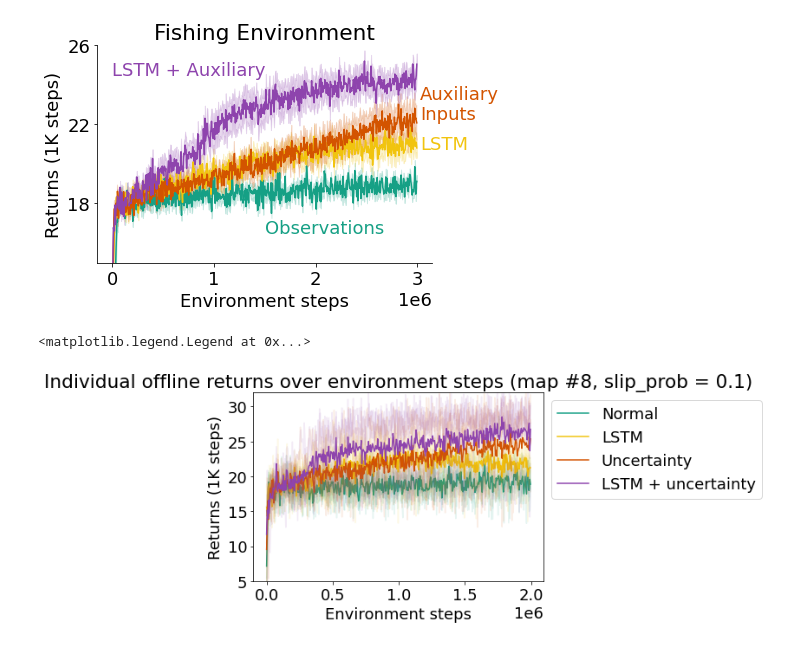
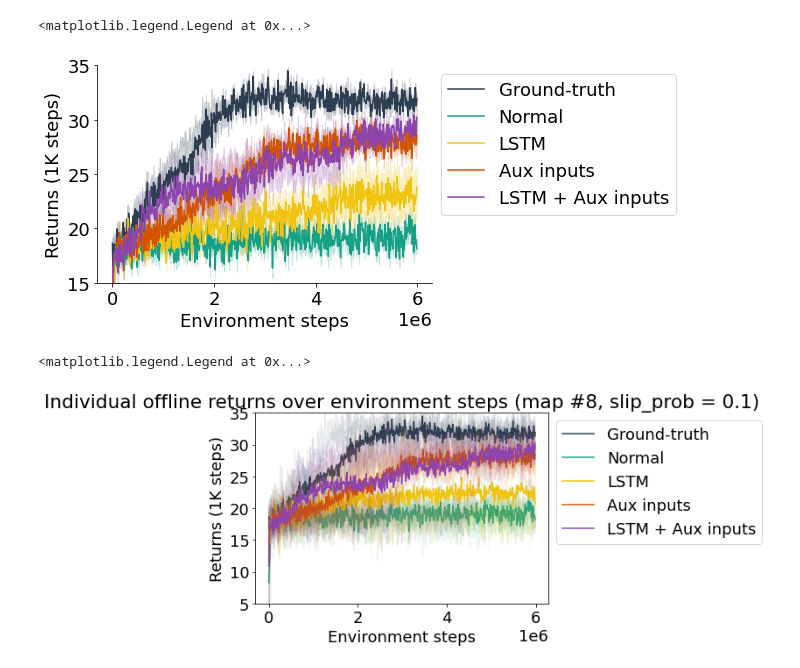
Before and after one commit to taodav/aux-inputs, a Jupyter notebook: analysis/plot_results_uf8_cnn.ipynb, the cells around one changed output. Drawn from its saved outputs; the diff is of its cells as text; code cells hidden in the pictures.

```diff
--- a/analysis/plot_results_uf8_cnn.ipynb
+++ b/analysis/plot_results_uf8_cnn.ipynb
@@ -32,25 +32,25 @@ level = 8
 #     f'uf{level}m_cnn_lstm':  Path(ROOT_DIR, 'results', 'uf8_sweep_4m', f'uf{level}m_cnn_lstm'),
 # }
 all_paths = {
-#     f'uf{level}a_cnn': Path(ROOT_DIR, 'results', f'uf{level}a_cnn'),
+    f'uf{level}a_cnn': Path(ROOT_DIR, 'results', f'uf{level}a_cnn'),
     f'uf{level}m_cnn':  Path(ROOT_DIR, 'results', f'uf{level}m_cnn'),
     f'uf{level}m_cnn_lstm':  Path(ROOT_DIR, 'results', f'uf{level}m_cnn_lstm'),
 }
 
 plot_info = {
     f'uf{level}a_cnn': {'color': midnight_blue, 'label': 'Ground-truth'},
-    f'uf{level}m_cnn_lstm_uncertainty_decay_1.0': {'color': sunflower, 'label': 'LSTM'},
-    f'uf{level}m_cnn_lstm_uncertainty_decay_0.95': {'color': wisteria, 'label': 'LSTM + uncertainty'},
-    f'uf{level}m_cnn_uncertainty_decay_1.0': {'color': green_sea, 'label': 'Normal'},
-    f'uf{level}m_cnn_uncertainty_decay_0.85': {'color': pumpkin, 'label': 'Uncertainty'}
+    f'uf{level}m_cnn_lstm': {'color': sunflower, 'label': 'LSTM'},
+    f'uf{level}m_cnn_lstm_unc': {'color': wisteria, 'label': 'LSTM + Aux inputs'},
+    f'uf{level}m_cnn': {'color': green_sea, 'label': 'Normal'},
+    f'uf{level}m_cnn_unc': {'color': pumpkin, 'label': 'Aux inputs'}
 }
 
 plot_order = [
-#     f'uf{level}a_cnn',
-    f'uf{level}m_cnn_uncertainty_decay_1.0',
-    f'uf{level}m_cnn_lstm_uncertainty_decay_1.0',
-    f'uf{level}m_cnn_uncertainty_decay_0.85',
-    f'uf{level}m_cnn_lstm_uncertainty_decay_0.95'
+    f'uf{level}a_cnn',
+    f'uf{level}m_cnn',
+    f'uf{level}m_cnn_lstm',
+    f'uf{level}m_cnn_unc',
+    f'uf{level}m_cnn_lstm_unc'
 ]
 split_by = ['buffer_size', 'step_size', 'arch', 'uncertainty_decay', 'slip_prob', 'trunc', 'total_steps']
 Args = namedtuple('args', split_by)
@@ -70,6 +70,9 @@ def process_dir(dir_path, split_by, w=10):
         args = info['args'].item()
         if "arch" not in args:
             args['arch'] = 'nn'
+
+        if args['trunc'] > 10:
+            continue
 
 #         if args["arch"] == "cnn_lstm" and args["uncertainty_decay"] < 1.:
 #             continue
@@ -116,10 +145,13 @@ steps_per_eval = arg_example['offline_eval_freq']
 # %%
 key = 'uncertainty_decay'
 split_files = [f'uf{level}m_cnn', f'uf{level}m_cnn_lstm']
+unc_decay_groups = [[1.], None]
+additional_labels = [None, 'unc']
+
 new_raw = {}
 
 for split_file in split_files:
-    new_grouped = group_by(raw_data[split_file], key, split_file)
+    new_grouped = group_by(raw_data[split_file], key, split_file, groups=unc_decay_groups, add_labels=additional_labels)
     for k, v in new_grouped.items():
         new_raw[k] = v
 
@@ -217,42 +249,43 @@ fig, ax = plt.figure(), plt.axes()
 
 fig_path = Path(ROOT_DIR, 'results', 'uf8_results.pdf')
 
 for k in plot_order:
     data = all_mapped_data_slip[k]
     key = plot_info[k]['label']
     color = plot_info[k]['color']
     x = np.arange(data.shape[1]) * steps_per_eval
 
     means = data.mean(axis=0)
     std_err = data.std(axis=0) / np.sqrt(data.shape[0])
 
     ax.plot(x, means, label=key, color=color)
     plt.fill_between(x, means - std_err, means + std_err,
                          color=color, alpha=0.2)
 
-ax.set_ylim(15, 25.5)
+ax.set_ylim(15, 35)
 # ax.set_ylim(15, 30)
 
-ax.set_yticks([18, 22, 26])
+# ax.set_yticks([18, 22, 26])
 ax.set_xlabel('Environment steps')
 # ax.set_ylabel(f"Returns (1K steps)", rotation=0, labelpad=65)
 ax.set_ylabel(f"Returns (1K steps)")
 # ax.yaxis.set_label_coords(-0.15, 0.65)
 
 ax.spines['right'].set_visible(False)
 ax.spines['top'].set_visible(False)
 
-plt.text(1.5e6, 16.5, "Observations", color=plot_info[f'uf{level}m_cnn_uncertainty_decay_1.0']['color'], fontdict=dict(size=18))
-plt.text(3.03e6, 22.25, "Auxiliary\nInputs", color=plot_info[f'uf{level}m_cnn_uncertainty_decay_0.85']['color'], fontdict=dict(size=18))
-plt.text(3.03e6, 20.75, "LSTM", color=plot_info[f'uf{level}m_cnn_lstm_uncertainty_decay_1.0']['color'], fontdict=dict(size=18))
-plt.text(0, 24.5, "LSTM + Auxiliary", color=plot_info[f'uf{level}m_cnn_lstm_uncertainty_decay_0.95']['color'], fontdict=dict(size=18))
+# plt.text(1.5e6, 16.5, "Observations", color=plot_info[f'uf{level}m_cnn_uncertainty_decay_1.0']['color'], fontdict=dict(size=18))
+# plt.text(3.03e6, 22.25, "Auxiliary\nInputs", color=plot_info[f'uf{level}m_cnn_uncertainty_decay_0.85']['color'], fontdict=dict(size=18))
+# plt.text(3.03e6, 20.75, "LSTM", color=plot_info[f'uf{level}m_cnn_lstm_uncertainty_decay_1.0']['color'], fontdict=dict(size=18))
+# plt.text(0, 24.5, "LSTM + Auxiliary", color=plot_info[f'uf{level}m_cnn_lstm_uncertainty_decay_0.95']['color'], fontdict=dict(size=18))
 
 # ax.set_title(f'Fishing Environment')
 
-# plt.legend(bbox_to_anchor=(1.00, 1), loc='upper left')
-fig.savefig(fig_path, bbox_inches='tight')
+plt.legend(bbox_to_anchor=(1.00, 1), loc='upper left')
+# fig.savefig(fig_path, bbox_inches='tight')
 # %% [output]
+<matplotlib.legend.Legend at 0x...>
-[figure, old version]
+[figure, new version]
 # %%
 # with slip
 fig, ax = plt.figure(), plt.axes()
@@ -272,7 +305,7 @@ for k in plot_order:
 #     plt.fill_between(x, means - std_err, means + std_err,
 #                          color=color, alpha=0.2)
 
-ax.set_ylim(5, 32)
+ax.set_ylim(5, 35)
 
 ax.set_xlabel('Environment steps')
 ax.set_ylabel(f"Returns (1K steps)")
@@ -280,7 +313,7 @@ ax.set_title(f'Individual offline returns over environment steps (map #8, slip_p
 plt.legend(bbox_to_anchor=(1.00, 1), loc='upper left')
 # %% [output]
 <matplotlib.legend.Legend at 0x...>
-[figure, old version]
+[figure, new version]
 # %%
 key = 'trunc'
 split_files = [f'uf{level}m_cnn_lstm']
```
Also changed, not shown: parts of 10 cells of this notebook, 18 other files.
